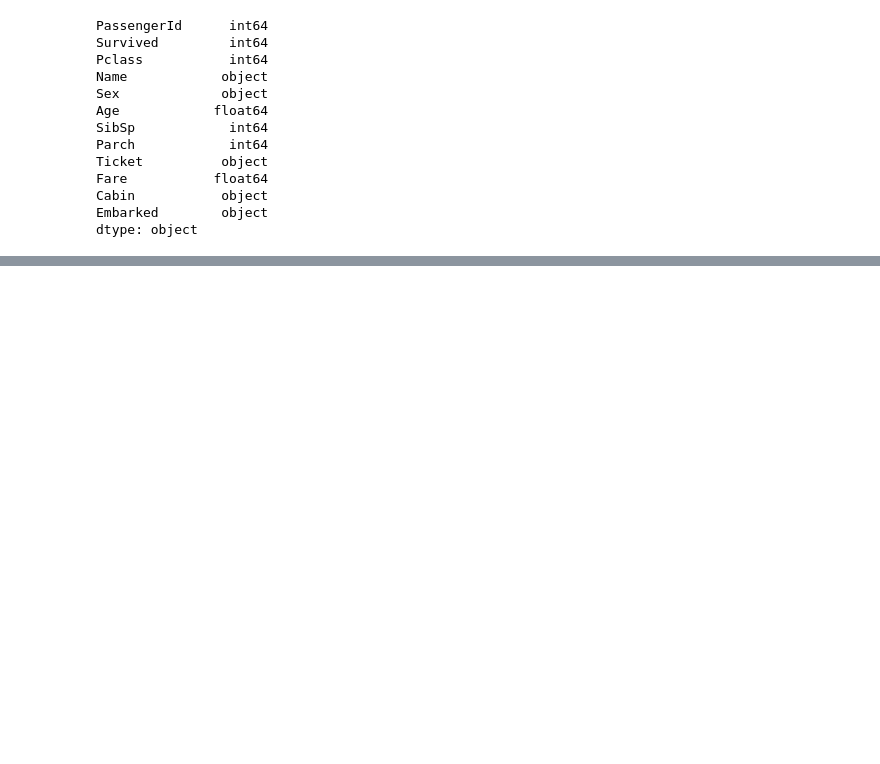
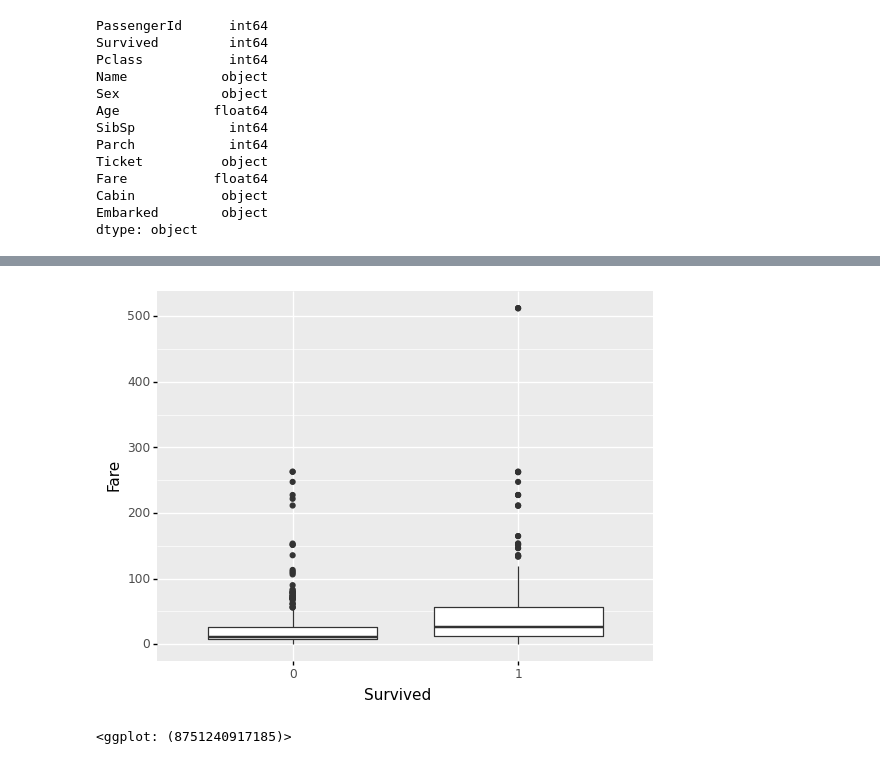
Before and after one commit to shaggycamel/kaggle, a Jupyter notebook: Titanic/play.ipynb, the cells around one changed output, grey strips where cells are left out. Saved outputs shown, nothing was run; the diff lists cells and outputs as text; code cells hidden in the pictures; blank space fills up the shorter version.

```diff
--- a/Titanic/play.ipynb
+++ b/Titanic/play.ipynb
@@ -61,0 +109,7 @@ for col in df.columns:
+# %%
+# boxplot of Fare
+ggplot(df, aes(x = "Survived", y = "Fare")) +\
+    geom_boxplot()
+# %% [output]
+[figure, added]
+<ggplot: (8751240917185)>
```
Also changed, not shown: parts of 8 cells of this notebook.
